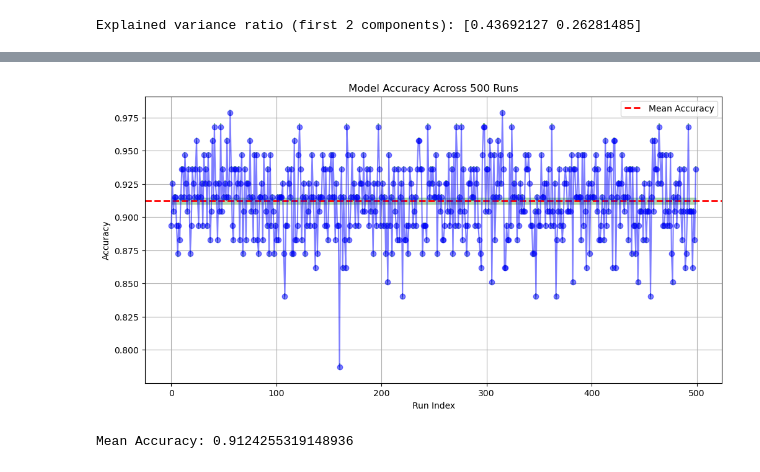
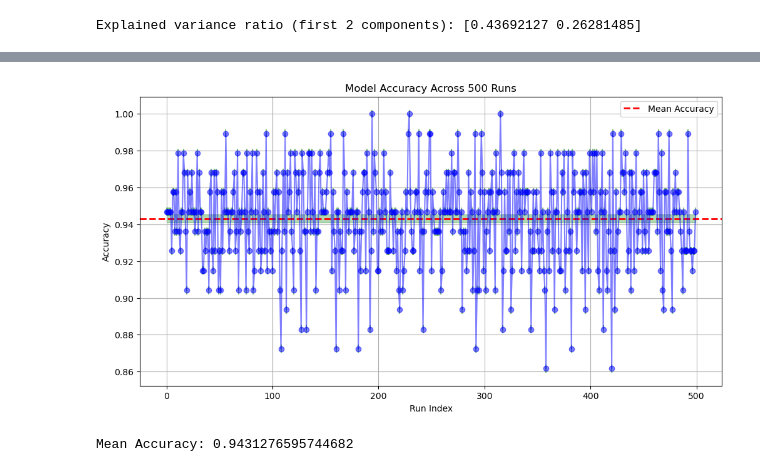
Before and after one commit to mark-earl/AML-PRJ3, a Jupyter notebook: src/logistic_regression.ipynb, the cells around one changed output, grey strips where cells are left out. Saved outputs shown, nothing was run; the diff lists cells and outputs as text; code cells hidden in the pictures.

```diff
--- a/src/logistic_regression.ipynb
+++ b/src/logistic_regression.ipynb
@@ -67,7 +67,7 @@ def train_and_evaluate_model(seed):
     X_train, X_test, y_train, y_test = train_test_split(X, y, random_state=seed)
 
     # Initialize and train the logistic regression model
-    model = LogisticRegression(max_iter=1000)
+    model = LogisticRegression(max_iter=1000, C=1000, solver='newton-cg')
     model.fit(X_train, y_train)
 
     # Make predictions on the test set
@@ -118,2 +118,2 @@ See the caveats in the documentation: https://pandas.pydata.org/pandas-docs/stab
-[figure, old version]
+[figure, new version]
-Mean Accuracy: 0.9124255319148936
+Mean Accuracy: 0.9431276595744682
```
Also changed, not shown: parts of 2 cells of this notebook.
